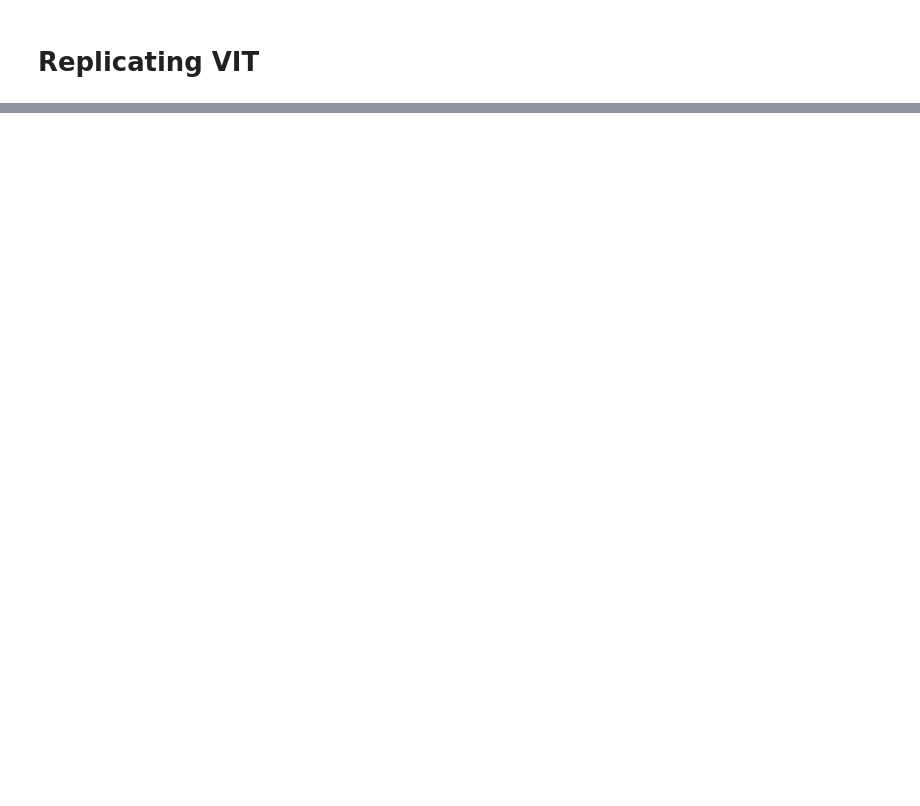
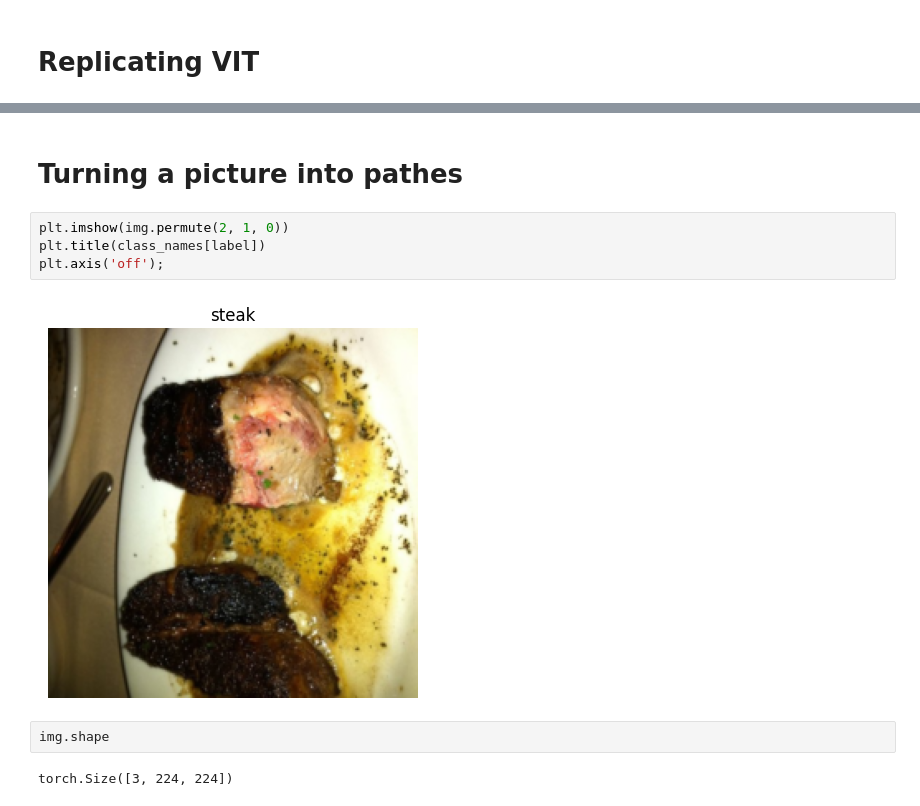
Before and after one commit to hrnnikolov/ML_models, a Jupyter notebook: PyTorch_paper_replicating.ipynb, the cells around one changed output, grey strips where cells are left out. Cells and saved outputs as stored; diff of their text form; blank space fills up the shorter version.

```diff
--- a/PyTorch_paper_replicating.ipynb
+++ b/PyTorch_paper_replicating.ipynb
@@ -115,0 +140,12 @@ plt.axis('off');
+# %% [markdown]
+# Turning a picture into pathes
+# %%
+plt.imshow(img.permute(2, 1, 0))
+plt.title(class_names[label])
+plt.axis('off');
+# %% [output]
+[figure, added]
+# %%
+img.shape
+# %% [output]
+torch.Size([3, 224, 224])
```
Also changed, not shown: parts of 30 cells of this notebook.
